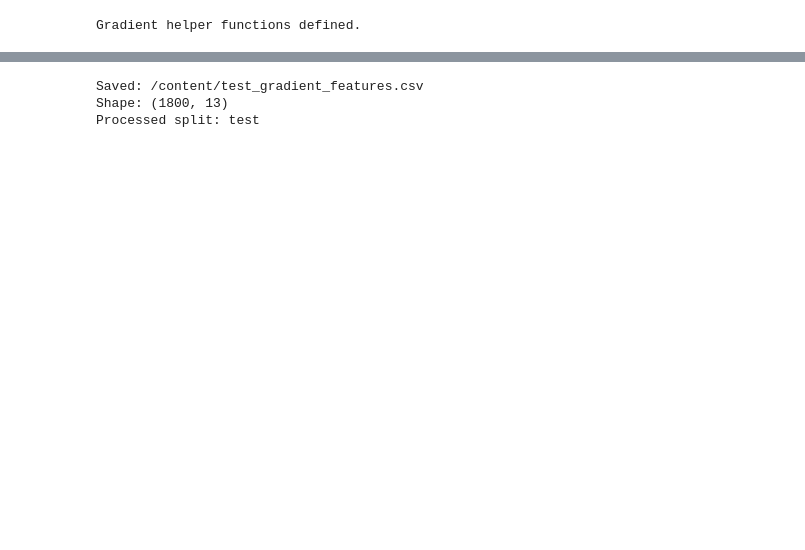
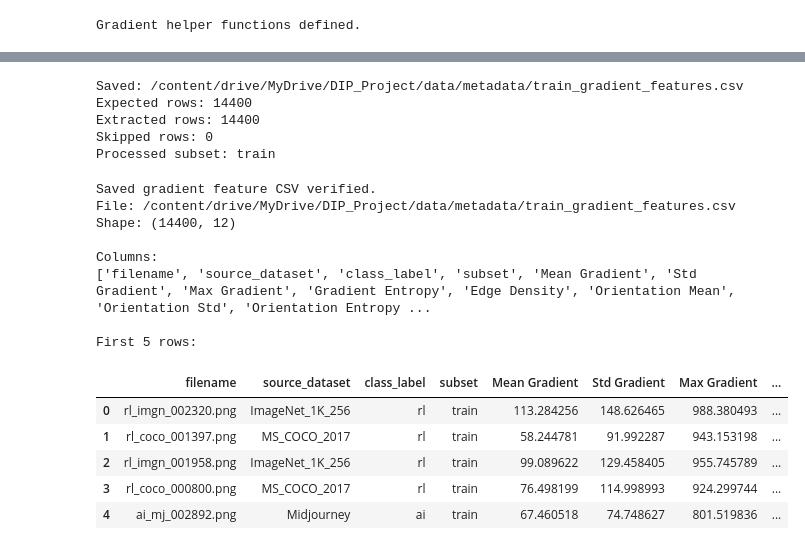
Before and after one commit to pgailinas/dip-ai-image-detection, a Jupyter notebook: notebooks/04A_Extract_Gradient_Features.ipynb, the cells around one changed output, grey strips where cells are left out. Cells and saved outputs as stored; diff of their text form; code cells hidden in the pictures; blank space fills up the shorter version.

```diff
--- a/notebooks/04A_Extract_Gradient_Features.ipynb
+++ b/notebooks/04A_Extract_Gradient_Features.ipynb
@@ -683,34 +593,72 @@ Orientation Entropy      : 5.124689
 # %%
 # ============================================
-# Cell 11: Batch Gradient Feature Extraction
+# Cell 10: Batch Gradient Feature Extraction
 # ============================================
 
 rows = []
+skipped = 0
 
-for _, row in df.iterrows():
+for _, row in tqdm(
+    df_meta.iterrows(),
+    total=len(df_meta),
+    desc=f"{SUBSET_NAME} gradient features"
+):
     fname = row["filename"]
-    image_path = os.path.join(IMG_DIR, fname)
+    image_path = get_image_path(row)
 
     try:
-        img_batch = load_preprocessed_image(image_path)
+        img_batch = np.array(Image.open(image_path))
         features_batch, _, _, _, _, _ = extract_gradient_features(img_batch)
 
         out_row = row.to_dict()
         out_row.update(features_batch)
-
         rows.append(out_row)
 
     except Exception as e:
+        skipped += 1
         print(f"Skipping {fname}: {e}")
 
 features_df = pd.DataFrame(rows)
+features_df.to_csv(OUTPUT_FEATURES_CSV, index=False)
 
-features_df.to_csv(OUTPUT_CSV, index=False)
-
-print(f"Saved: {OUTPUT_CSV}")
-print("Shape:", features_df.shape)
-print(f"Processed split: {SPLIT_NAME}")
+print(f"Saved: {OUTPUT_FEATURES_CSV}")
+print(f"Expected rows: {len(df_meta)}")
+print(f"Extracted rows: {len(features_df)}")
+print(f"Skipped rows: {skipped}")
+print(f"Processed subset: {SUBSET_NAME}")
 # %% [output]
-Saved: /content/test_gradient_features.csv
-Shape: (1800, 13)
-Processed split: test
+Saved: /content/drive/MyDrive/DIP_Project/data/metadata/train_gradient_features.csv
+Expected rows: 14400
+Extracted rows: 14400
+Skipped rows: 0
+Processed subset: train
+# %%
+# ============================================
+# Cell 11: Verify Saved Gradient Feature CSV
+# ============================================
+
+df_check = pd.read_csv(OUTPUT_FEATURES_CSV)
+
+print("Saved gradient feature CSV verified.")
+print(f"File: {OUTPUT_FEATURES_CSV}")
+print(f"Shape: {df_check.shape}")
+print("\nColumns:")
+print(df_check.columns.tolist())
+
+print("\nFirst 5 rows:")
+display(df_check.head())
+# %% [output]
+Saved gradient feature CSV verified.
+File: /content/drive/MyDrive/DIP_Project/data/metadata/train_gradient_features.csv
+Shape: (14400, 12)
+
+Columns:
+['filename', 'source_dataset', 'class_label', 'subset', 'Mean Gradient', 'Std Gradient', 'Max Gradient', 'Gradient Entropy', 'Edge Density', 'Orientation Mean', 'Orientation Std', 'Orientation Entropy ...
+
+First 5 rows:
+|  | filename | source_dataset | class_label | subset | Mean Gradient | Std Gradient | Max Gradient | ... |
+| 0 | rl_imgn_002320.png | ImageNet_1K_256 | rl | train | 113.284256 | 148.626465 | 988.380493 | ... |
+| 1 | rl_coco_001397.png | MS_COCO_2017 | rl | train | 58.244781 | 91.992287 | 943.153198 | ... |
+| 2 | rl_imgn_001958.png | ImageNet_1K_256 | rl | train | 99.089622 | 129.458405 | 955.745789 | ... |
+| 3 | rl_coco_000800.png | MS_COCO_2017 | rl | train | 76.498199 | 114.998993 | 924.299744 | ... |
+| 4 | ai_mj_002892.png | Midjourney | ai | train | 67.460518 | 74.748627 | 801.519836 | ... |
```
Also changed, not shown: parts of 16 cells of this notebook.
